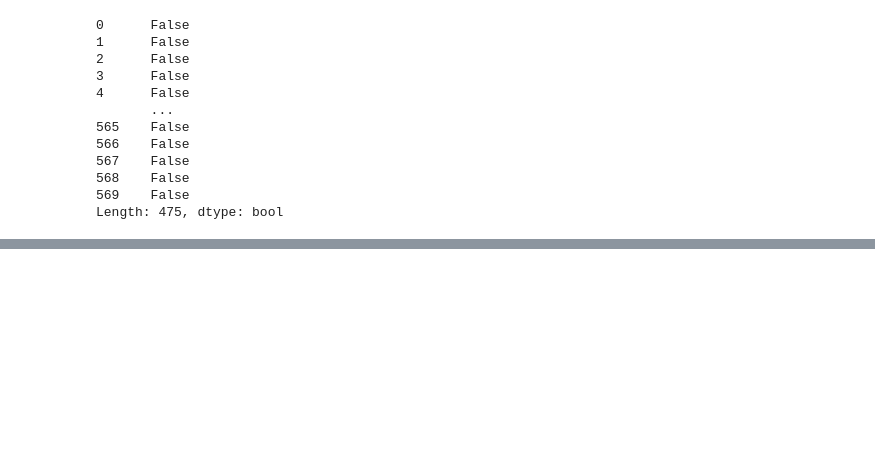
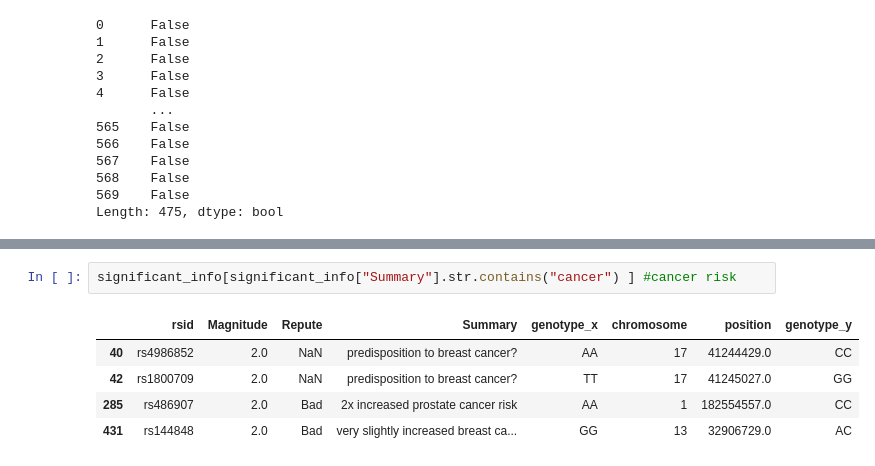
Before and after one commit to nnttluna/genome-decode, a Jupyter notebook: genome_on_ref.ipynb, the cells around one changed output, grey strips where cells are left out. Drawn from its saved outputs; the diff is of its cells as text; blank space fills up the shorter version.

```diff
--- a/genome_on_ref.ipynb
+++ b/genome_on_ref.ipynb
@@ -228,0 +276,8 @@ report
+# %%
+significant_info[significant_info["Summary"].str.contains("cancer") ] #cancer risk
+# %% [output]
+|  | rsid | Magnitude | Repute | Summary | genotype_x | chromosome | position | genotype_y |
+| 40 | rs4986852 | 2.0 | NaN | predisposition to breast cancer? | AA | 17 | 41244429.0 | CC |
+| 42 | rs1800709 | 2.0 | NaN | predisposition to breast cancer? | TT | 17 | 41245027.0 | GG |
+| 285 | rs486907 | 2.0 | Bad | 2x increased prostate cancer risk | AA | 1 | 182554557.0 | CC |
+| 431 | rs144848 | 2.0 | Bad | very slightly increased breast ca... | GG | 13 | 32906729.0 | AC |
```
Also changed, not shown: parts of 5 cells of this notebook.
